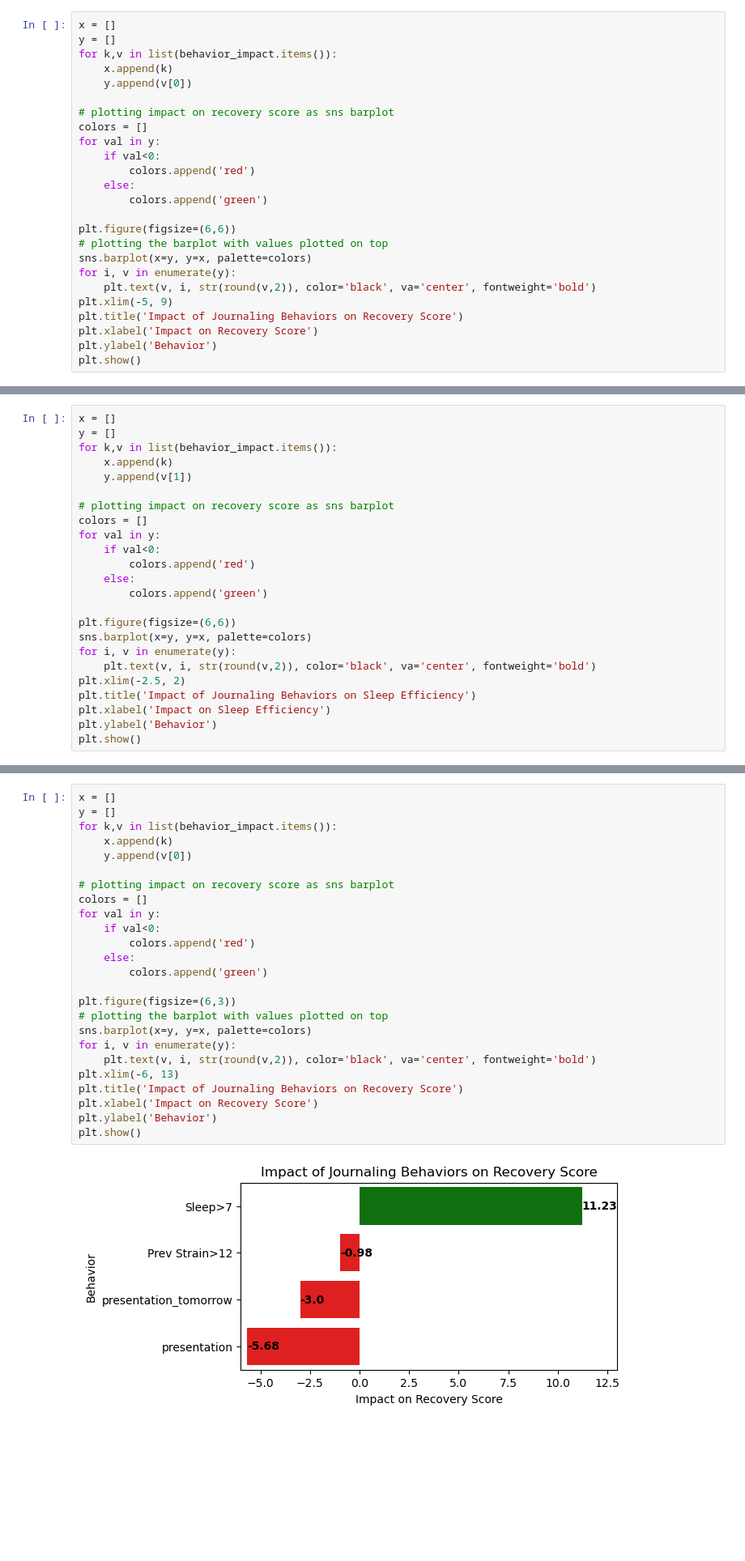
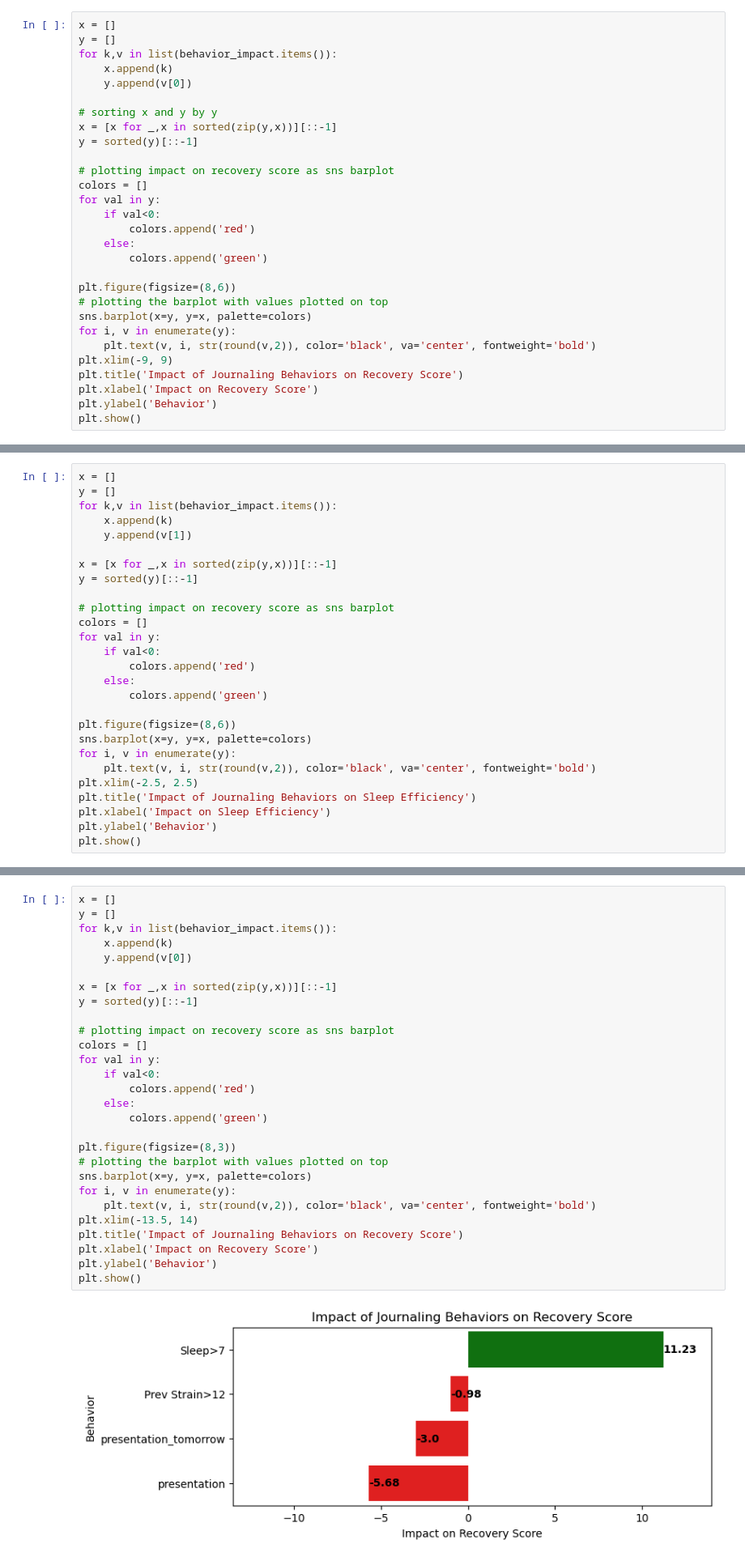
Before and after one commit to patgeitner/whoop-data-exploration, a Jupyter notebook: impact_of_behaviors_on_sleep.ipynb, the cells around one changed output, grey strips where cells are left out. Shown at 81% size. Drawn from its saved outputs; the diff is of its cells as text; blank space fills up the shorter version.

```diff
--- a/impact_of_behaviors_on_sleep.ipynb
+++ b/impact_of_behaviors_on_sleep.ipynb
@@ -108,6 +108,10 @@ y = []
 for k,v in list(behavior_impact.items()):
     x.append(k)
     y.append(v[0])
+
+# sorting x and y by y
+x = [x for _,x in sorted(zip(y,x))][::-1]
+y = sorted(y)[::-1]
 
 # plotting impact on recovery score as sns barplot
 colors = []
@@ -117,12 +121,12 @@ for val in y:
     else:
         colors.append('green')
 
-plt.figure(figsize=(6,6))
+plt.figure(figsize=(8,6))
 # plotting the barplot with values plotted on top
 sns.barplot(x=y, y=x, palette=colors)
 for i, v in enumerate(y):
     plt.text(v, i, str(round(v,2)), color='black', va='center', fontweight='bold')
-plt.xlim(-5, 9)
+plt.xlim(-9, 9)
 plt.title('Impact of Journaling Behaviors on Recovery Score')
 plt.xlabel('Impact on Recovery Score')
 plt.ylabel('Behavior')
@@ -137,6 +141,9 @@ y = []
 for k,v in list(behavior_impact.items()):
     x.append(k)
     y.append(v[1])
+
+x = [x for _,x in sorted(zip(y,x))][::-1]
+y = sorted(y)[::-1]
 
 # plotting impact on recovery score as sns barplot
 colors = []
@@ -146,11 +153,11 @@ for val in y:
     else:
         colors.append('green')
 
-plt.figure(figsize=(6,6))
+plt.figure(figsize=(8,6))
 sns.barplot(x=y, y=x, palette=colors)
 for i, v in enumerate(y):
     plt.text(v, i, str(round(v,2)), color='black', va='center', fontweight='bold')
-plt.xlim(-2.5, 2)
+plt.xlim(-2.5, 2.5)
 plt.title('Impact of Journaling Behaviors on Sleep Efficiency')
 plt.xlabel('Impact on Sleep Efficiency')
 plt.ylabel('Behavior')
@@ -189,27 +196,30 @@ for col in custom_cols:
 # %%
 x = []
 y = []
 for k,v in list(behavior_impact.items()):
     x.append(k)
     y.append(v[0])
+
+x = [x for _,x in sorted(zip(y,x))][::-1]
+y = sorted(y)[::-1]
 
 # plotting impact on recovery score as sns barplot
 colors = []
 for val in y:
     if val<0:
         colors.append('red')
     else:
         colors.append('green')
 
-plt.figure(figsize=(6,3))
+plt.figure(figsize=(8,3))
 # plotting the barplot with values plotted on top
 sns.barplot(x=y, y=x, palette=colors)
 for i, v in enumerate(y):
     plt.text(v, i, str(round(v,2)), color='black', va='center', fontweight='bold')
-plt.xlim(-6, 13)
+plt.xlim(-13.5, 14)
 plt.title('Impact of Journaling Behaviors on Recovery Score')
 plt.xlabel('Impact on Recovery Score')
 plt.ylabel('Behavior')
 plt.show()
 # %% [output]
-[figure, old version]
+[figure, new version]
```
Also changed, not shown: parts of 7 cells of this notebook.
